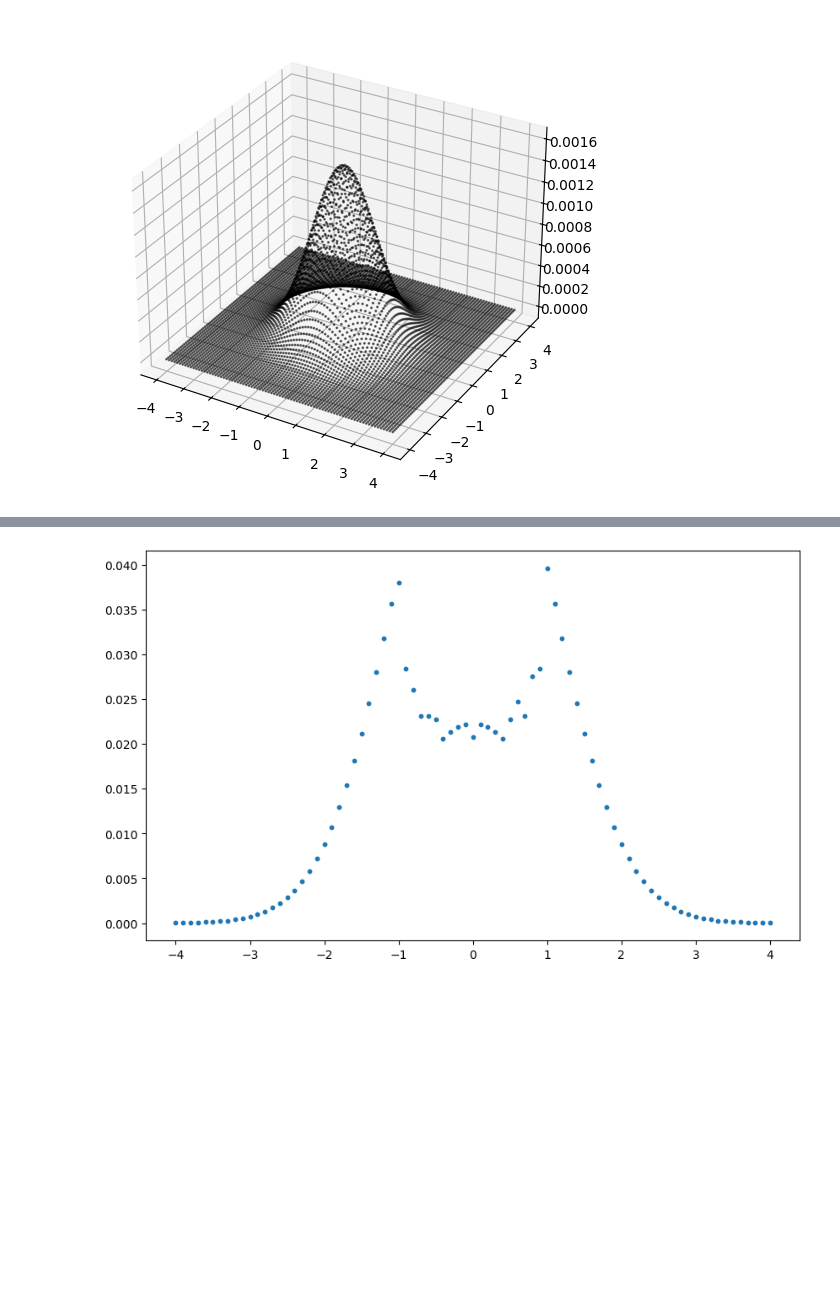
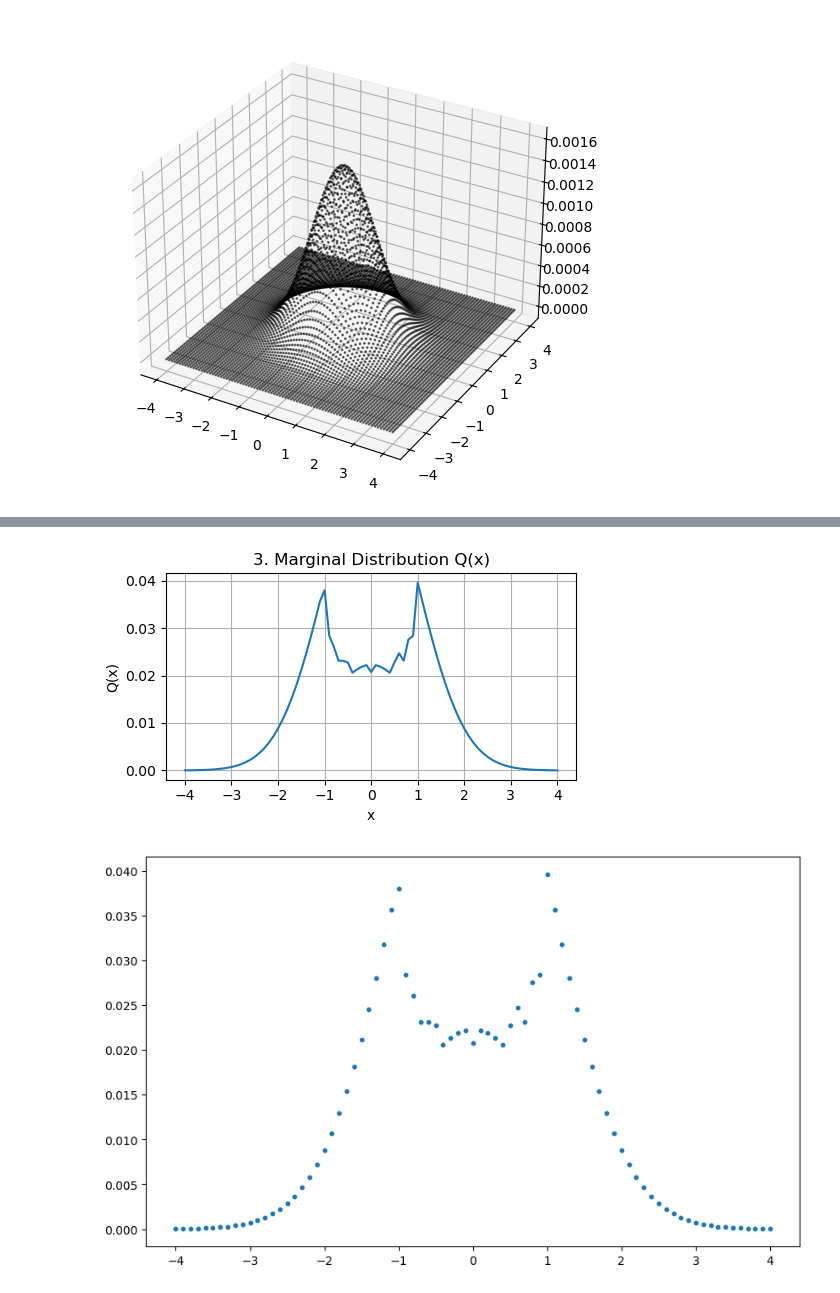
Before and after one commit to qingyun-tuberlin/Machine_Learning_I_II, a Jupyter notebook: exercise1/sheet01-programming.ipynb, the cells around one changed output, grey strips where cells are left out. Cells and saved outputs as stored; diff of their text form; code cells hidden in the pictures; blank space fills up the shorter version.

```diff
--- a/exercise1/sheet01-programming.ipynb
+++ b/exercise1/sheet01-programming.ipynb
@@ -94,3 +178,26 @@ solutions.s1b()
+# %%
+# --- 任务三：边缘化 Q(x, y) 得到 Q(x) 并绘图 ---
+# 边缘化：沿着 y 轴求和 (默认是轴 0 或 1，取决于 meshgrid 的习惯，这里我们以 X 为 x 轴，Y 为 y 轴，
+# 且 meshgrid 的习惯是 Y 随行变化，X 随列变化，因此我们需要沿着轴 0 (y 轴)求和)
+Q_x = np.sum(Q_xy, axis=0)
+
+# 绘图 Q(x)
+plt.figure(figsize=(5, 3))
+plt.plot(x_vals, Q_x)
+plt.title('3. Marginal Distribution Q(x)')
+plt.xlabel('x')
+plt.ylabel('Q(x)')
+plt.grid(True)
+
+plt.tight_layout()
+plt.show()
+
+# 验证 Q(x) 是否归一化
+# print(f"P(x,y)的总和 (应接近1): {np.sum(P_xy)}")
+# print(f"Q(x,y)的总和 (应接近1): {np.sum(Q_xy)}")
+# print(f"Q(x)的总和 (应接近1): {np.sum(Q_x)}")
+# %% [output]
+[figure, added]
 # %%
 ### REPLACE BY YOUR CODE
 import solutions
```
Also changed, not shown: parts of 40 cells of this notebook, 8 other files.
